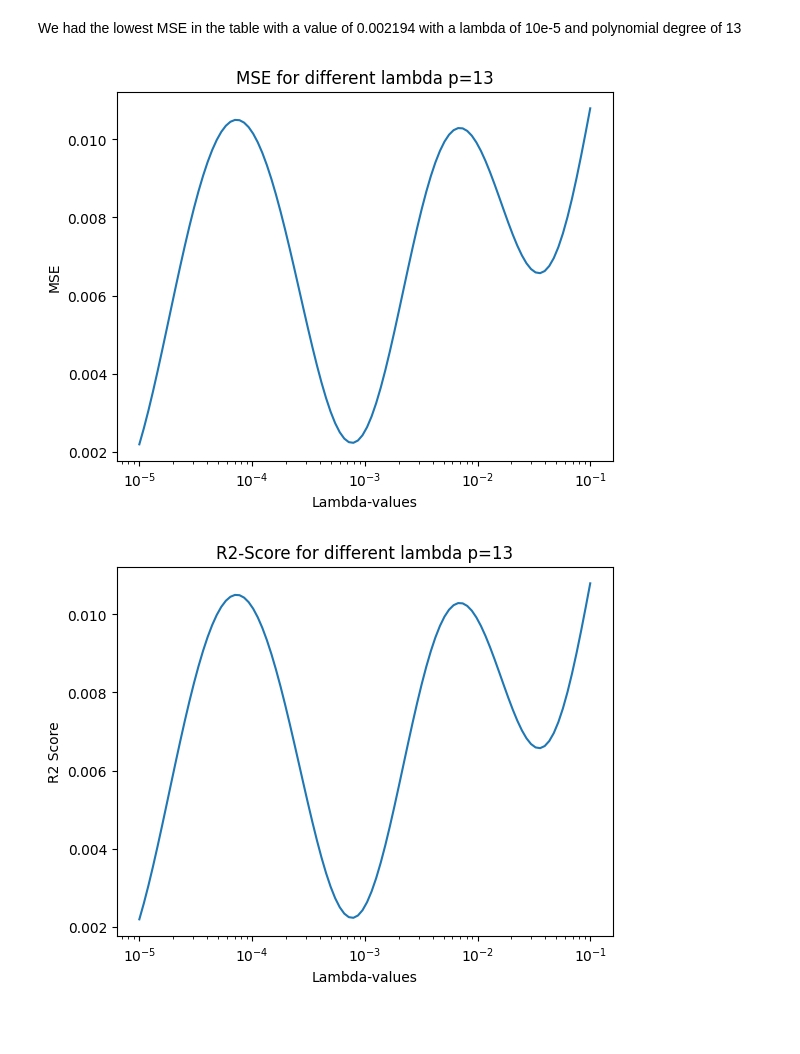
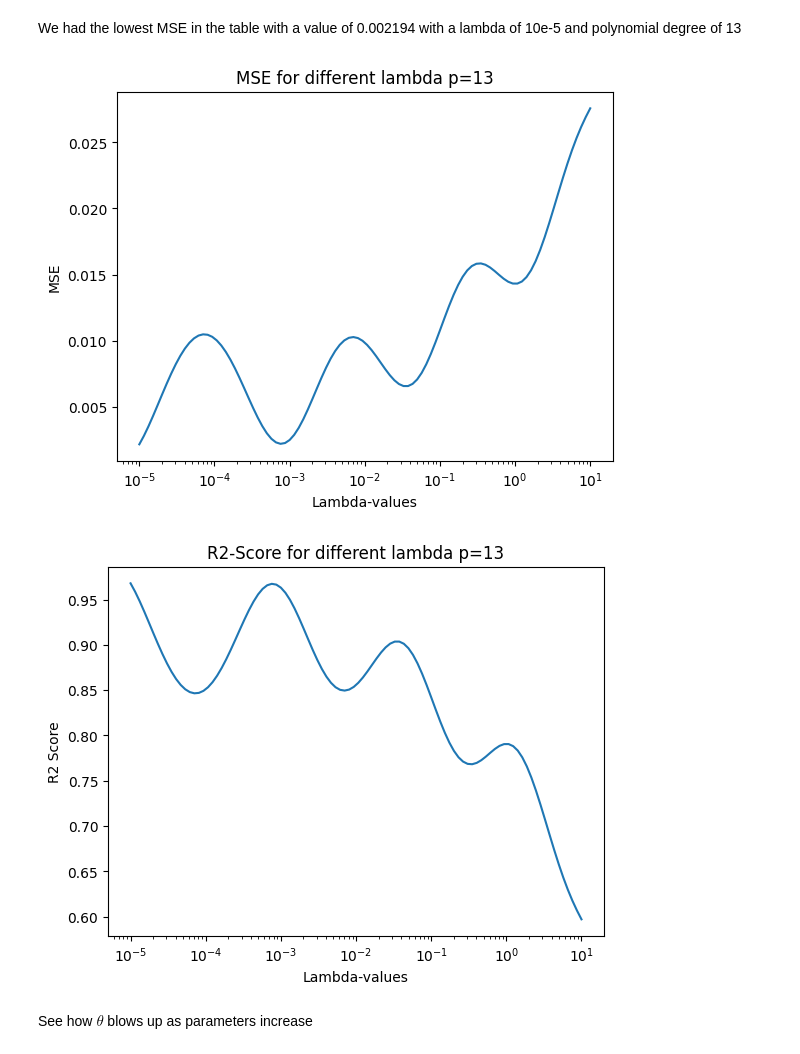
Before and after one commit to egil10/FYSSTK3155, a Jupyter notebook: PROJECT 1/Code/Exb.ipynb, the cells around one changed output. Drawn from its saved outputs; the diff is of its cells as text; code cells hidden in the pictures; blank space fills up the shorter version.

```diff
--- a/PROJECT 1/Code/Exb.ipynb
+++ b/PROJECT 1/Code/Exb.ipynb
@@ -37,7 +37,7 @@ The imported Ridge function has the parameters: [-0.03040265 -0.55497492  0.0334
 We can see that we get the same parameters
 # %%
 pol = 15
-lambdas = np.concatenate((np.logspace(-1,-5,14),np.array([0])))
+lambdas = np.concatenate((np.logspace(1,-5,14),np.array([0])))
 
 mse_r2_scores = np.zeros((15,15))
 
@@ -89,7 +89,7 @@ with open("table.tex", "w") as f:
 # %% [markdown]
 We had from the OLS that the polynomial of degree 12 had the lowest MSE.
 # %%
-lambdas = np.logspace(-1,-5,100)
+lambdas = np.logspace(1,-5,100)
 n = len(lambdas)
 
 mse_scores = np.zeros(n)
@@ -128,39 +128,41 @@ plt.show()
 # %% [markdown]
 We had the lowest MSE in the table with a value of 0.002194 with a lambda of 10e-5 and polynomial degree of 13
 # %%
-lambdas = np.logspace(-1,-5,100)
+lambdas = np.logspace(1,-5,100)
 n = len(lambdas)
 
 mse_scores = np.zeros(n)
 r2_scores = np.zeros(n)
 
 for i,lam in enumerate(lambdas):
     X_train = polynomial_features(x_train,13, False)
     X_test = polynomial_features(x_test, 13, False)
 
     scaler = StandardScaler()
     X_train_s = scaler.fit_transform(X_train)
     X_test_s = scaler.transform(X_test)
     y_offset = np.mean(y)
 
     beta_Ridge = Ridge_parameters(X_train_s,y_train,lam)
     y_test_fit = X_test_s@beta_Ridge+y_offset
     mse_scores[i] = mse(y_test,y_test_fit)
     r2_scores[i] = r2_score(y_test,y_test_fit)
 
 plt.plot(lambdas,mse_scores)
 plt.xscale("log")
 plt.title("MSE for different lambda p=13")
 plt.xlabel("Lambda-values")
 plt.ylabel("MSE")
 plt.show()
 
-plt.plot(lambdas,mse_scores)
+plt.plot(lambdas,r2_scores)
 plt.xscale("log")
 plt.title("R2-Score for different lambda p=13")
 plt.xlabel("Lambda-values")
 plt.ylabel("R2 Score")
 plt.show()
 # %% [output]
-[figure, old version]
+[figure, new version]
-[figure, old version]
+[figure, new version]
+# %% [markdown]
+See how $\theta$ blows up as parameters increase
```
Also changed, not shown: parts of 3 cells of this notebook, 3 other files.
